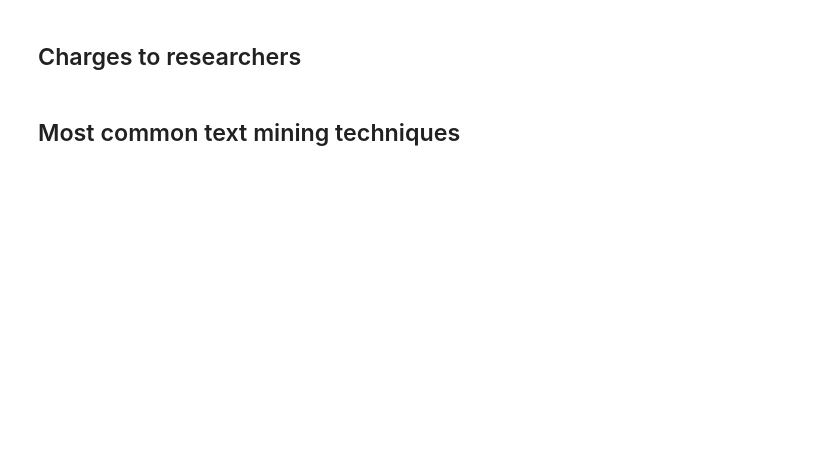
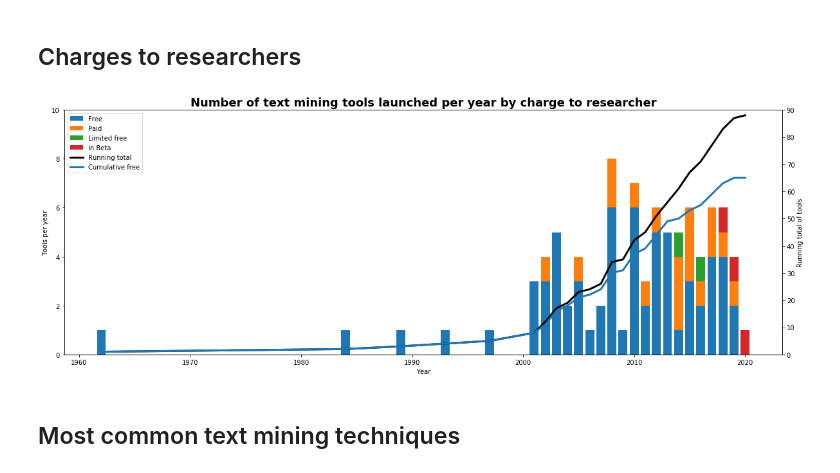
Before and after one commit to sagepublishing/sage_tools_social_science, a Jupyter notebook: data/text_mining_tools.ipynb, the cells around one changed output. Saved outputs shown, nothing was run; the diff lists cells and outputs as text; code cells hidden in the pictures; blank space fills up the shorter version.

```diff
--- a/data/text_mining_tools.ipynb
+++ b/data/text_mining_tools.ipynb
@@ -51,34 +53,37 @@ pivot_totals['all'] = pivot_totals.sum(axis=1)
 # %%
 #plotting with matplotlib in order to keep the years to scale rather than keep year_founded as categorical
 
 fig, ax1 = plt.subplots(figsize=(20, 7))
 
-ax1.bar(pivot.index, pivot['Free'], label='Free')
-ax1.bar(pivot.index, pivot['Paid'], bottom=pivot['Free'], label='Paid')
-ax1.bar(pivot.index, pivot['Limited free'], bottom=[x+y for x,y in zip(pivot['Free'],pivot['Paid'])], label='Limited free')
-ax1.bar(pivot.index, pivot['in Beta'], bottom=[x+y+z for x,y,z in zip(pivot['Free'],pivot['Paid'],pivot['Limited free'])], label='in Beta')
+ax1.bar(pivot.index.year, pivot['Free'], label='Free')
+ax1.bar(pivot.index.year, pivot['Paid'], bottom=pivot['Free'], label='Paid')
+ax1.bar(pivot.index.year, pivot['Limited free'], bottom=[x+y for x,y in zip(pivot['Free'],pivot['Paid'])], label='Limited free')
+ax1.bar(pivot.index.year, pivot['in beta'], bottom=[x+y+z for x,y,z in zip(pivot['Free'],pivot['Paid'],pivot['Limited free'])], label='in Beta')
 
 ax2 = ax1.twinx()
 
-ax2.plot(pivot_totals['all'], label='Running total', linewidth=3.0, c='k')
-ax2.plot(pivot_totals['Free'], label='Cumulative free')
+ax2.plot(pivot_totals.index.year, pivot_totals['all'], label='Running total', linewidth=3.0, c='k')
+ax2.plot(pivot_totals.index.year, pivot_totals['Free'], label='Cumulative free', linewidth=3.0)
 
 ax1.set_xlabel('Year')
 ax1.set_ylabel('Tools per year')
 ax2.set_ylabel('Running total of tools')
 
-ax1.set_ylim(0,8)
+ax1.set_ylim(0,10)
 ax2.set_ylim(0,90)
 
 
 lines1, labels1 = ax1.get_legend_handles_labels()
 lines2, labels2 = ax2.get_legend_handles_labels()
 ax2.legend(lines1 + lines2, labels1 + labels2, loc=0)
 
-plt.title('Fig 2. Number of text mining tools launched per year by charge to researcher', fontdict={'fontweight':'bold', 'fontsize': 18})
+plt.title('Number of text mining tools launched per year by charge to researcher', fontdict={'fontweight':'bold', 'fontsize': 18})
+
+plt.savefig('images/text_mining_per_year_and_charge.png', dpi=300)
+
 plt.show()
-
-#plt.savefig('Text_mining_per_year_and_charge.png', dpi=300)
+# %% [output]
+[figure, added]
 # %% [markdown]
 ## Most common text mining techniques
 # %%
```
Also changed, not shown: parts of 2 cells of this notebook, 5 other files.
